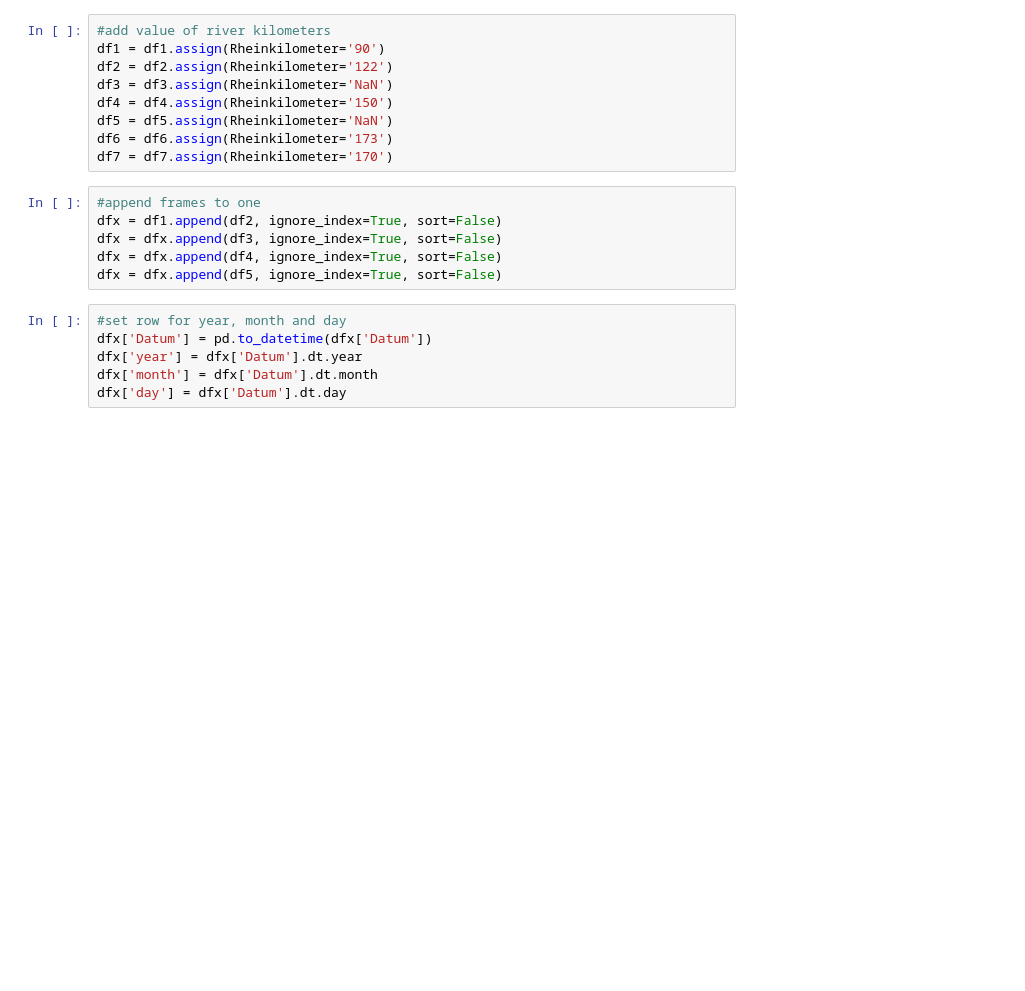
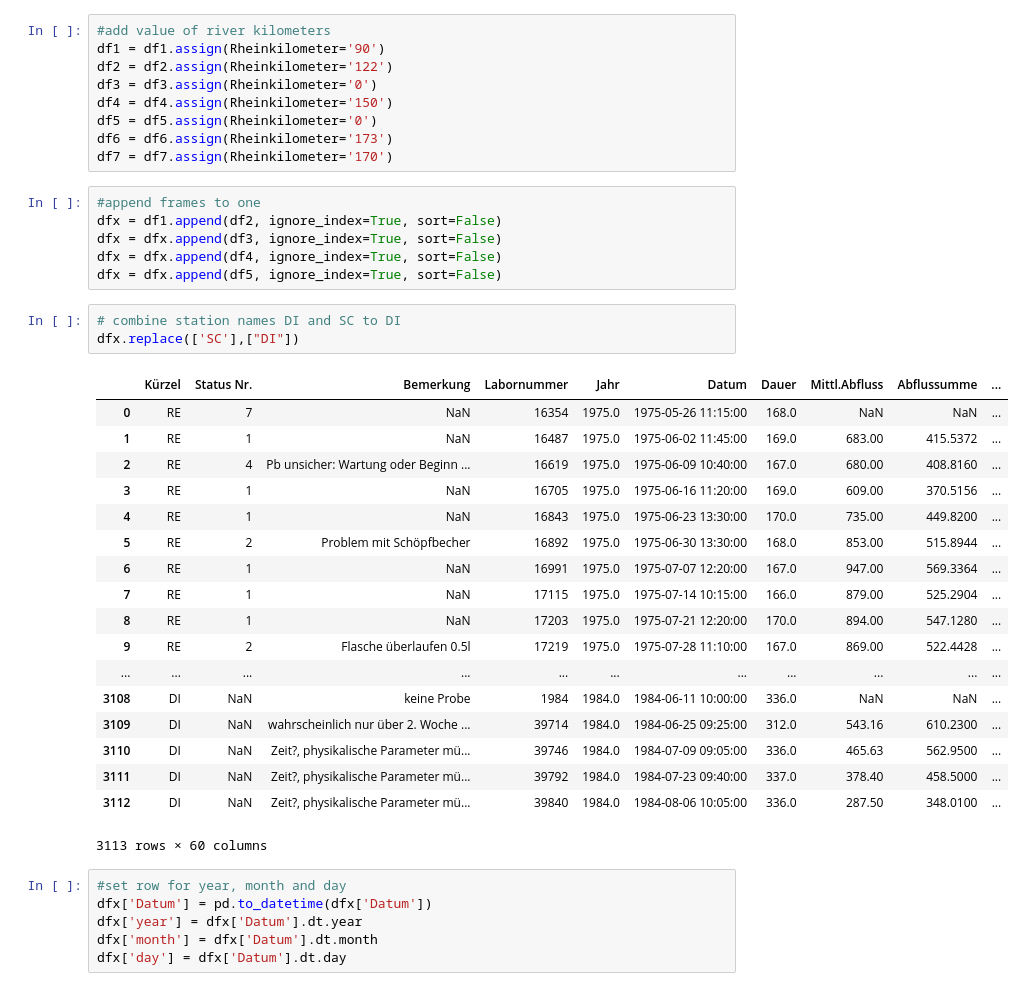
Before and after one commit to techlabsms/project-ws-19-11-Fr-hwarnsystem_Gew-sserqualit-t, a Jupyter notebook: Data_cleaning_Rhein (2).ipynb, the cells around one changed output. Drawn from its saved outputs; the diff is of its cells as text; blank space fills up the shorter version.

Commit message:
Combination of two stations
Combination of Station DI and SC --> named DI. Reason: same position, different names in history.

```diff
--- a/Data_cleaning_Rhein (2).ipynb
+++ b/Data_cleaning_Rhein (2).ipynb
@@ -23,9 +23,9 @@ df7=df7.iloc[1:]
 #add value of river kilometers
 df1 = df1.assign(Rheinkilometer='90')
 df2 = df2.assign(Rheinkilometer='122')
-df3 = df3.assign(Rheinkilometer='NaN')
+df3 = df3.assign(Rheinkilometer='0')
 df4 = df4.assign(Rheinkilometer='150')
-df5 = df5.assign(Rheinkilometer='NaN')
+df5 = df5.assign(Rheinkilometer='0')
 df6 = df6.assign(Rheinkilometer='173')
 df7 = df7.assign(Rheinkilometer='170')
 # %%
@@ -34,6 +34,28 @@ dfx = df1.append(df2, ignore_index=True, sort=False)
 dfx = dfx.append(df3, ignore_index=True, sort=False)
 dfx = dfx.append(df4, ignore_index=True, sort=False)
 dfx = dfx.append(df5, ignore_index=True, sort=False)
+# %%
+# combine station names DI and SC to DI
+dfx.replace(['SC'],["DI"])
+# %% [output]
+|  | Kürzel | Status Nr. | Bemerkung | Labornummer | Jahr | Datum | Dauer | Mittl.Abfluss | Abflussumme | ... |
+| 0 | RE | 7 | NaN | 16354 | 1975.0 | 1975-05-26 11:15:00 | 168.0 | NaN | NaN | ... |
+| 1 | RE | 1 | NaN | 16487 | 1975.0 | 1975-06-02 11:45:00 | 169.0 | 683.00 | 415.5372 | ... |
+| 2 | RE | 4 | Pb unsicher: Wartung oder Beginn ... | 16619 | 1975.0 | 1975-06-09 10:40:00 | 167.0 | 680.00 | 408.8160 | ... |
+| 3 | RE | 1 | NaN | 16705 | 1975.0 | 1975-06-16 11:20:00 | 169.0 | 609.00 | 370.5156 | ... |
+| 4 | RE | 1 | NaN | 16843 | 1975.0 | 1975-06-23 13:30:00 | 170.0 | 735.00 | 449.8200 | ... |
+| 5 | RE | 2 | Problem mit Schöpfbecher | 16892 | 1975.0 | 1975-06-30 13:30:00 | 168.0 | 853.00 | 515.8944 | ... |
+| 6 | RE | 1 | NaN | 16991 | 1975.0 | 1975-07-07 12:20:00 | 167.0 | 947.00 | 569.3364 | ... |
+| 7 | RE | 1 | NaN | 17115 | 1975.0 | 1975-07-14 10:15:00 | 166.0 | 879.00 | 525.2904 | ... |
+| 8 | RE | 1 | NaN | 17203 | 1975.0 | 1975-07-21 12:20:00 | 170.0 | 894.00 | 547.1280 | ... |
+| 9 | RE | 2 | Flasche überlaufen 0.5l | 17219 | 1975.0 | 1975-07-28 11:10:00 | 167.0 | 869.00 | 522.4428 | ... |
+| ... | ... | ... | ... | ... | ... | ... | ... | ... | ... | ... |
+| 3108 | DI | NaN | keine Probe | 1984 | 1984.0 | 1984-06-11 10:00:00 | 336.0 | NaN | NaN | ... |
+| 3109 | DI | NaN | wahrscheinlich nur über 2. Woche ... | 39714 | 1984.0 | 1984-06-25 09:25:00 | 312.0 | 543.16 | 610.2300 | ... |
+| 3110 | DI | NaN | Zeit?, physikalische Parameter mü... | 39746 | 1984.0 | 1984-07-09 09:05:00 | 336.0 | 465.63 | 562.9500 | ... |
+| 3111 | DI | NaN | Zeit?, physikalische Parameter mü... | 39792 | 1984.0 | 1984-07-23 09:40:00 | 337.0 | 378.40 | 458.5000 | ... |
+| 3112 | DI | NaN | Zeit?, physikalische Parameter mü... | 39840 | 1984.0 | 1984-08-06 10:05:00 | 336.0 | 287.50 | 348.0100 | ... |
+3113 rows × 60 columns
 # %%
 #set row for year, month and day
 dfx['Datum'] = pd.to_datetime(dfx['Datum'])
```
Also changed, not shown: 2 other files.
